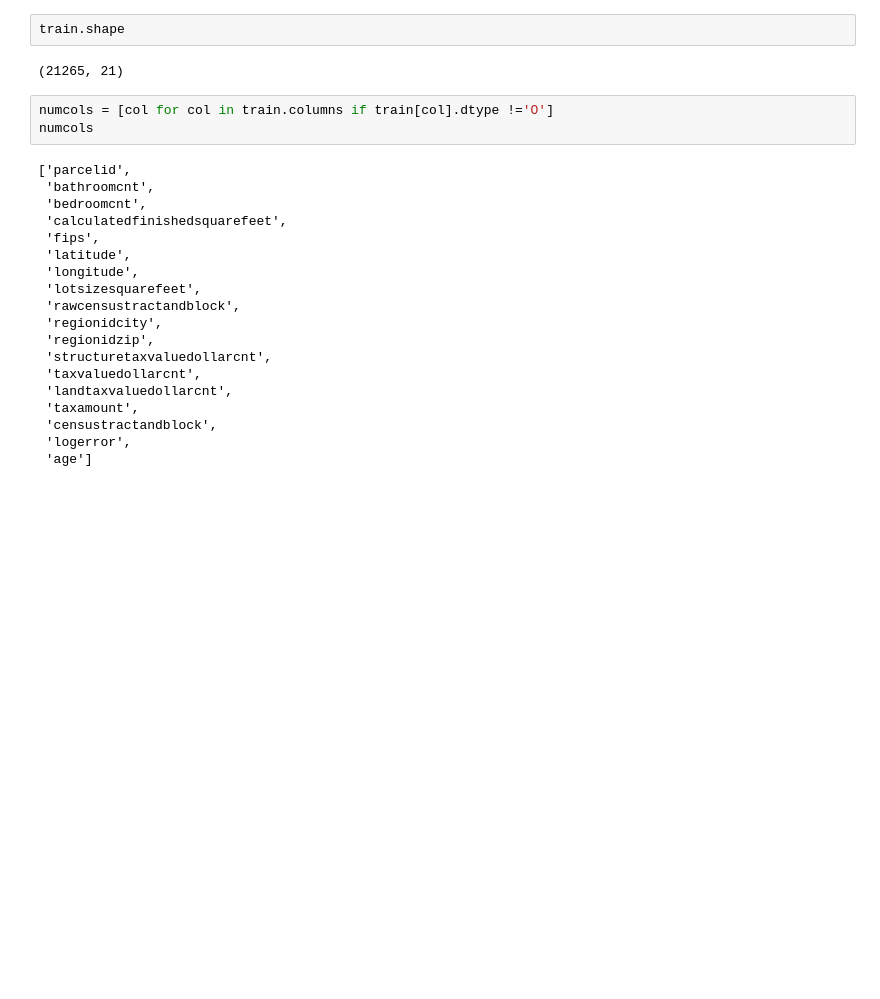
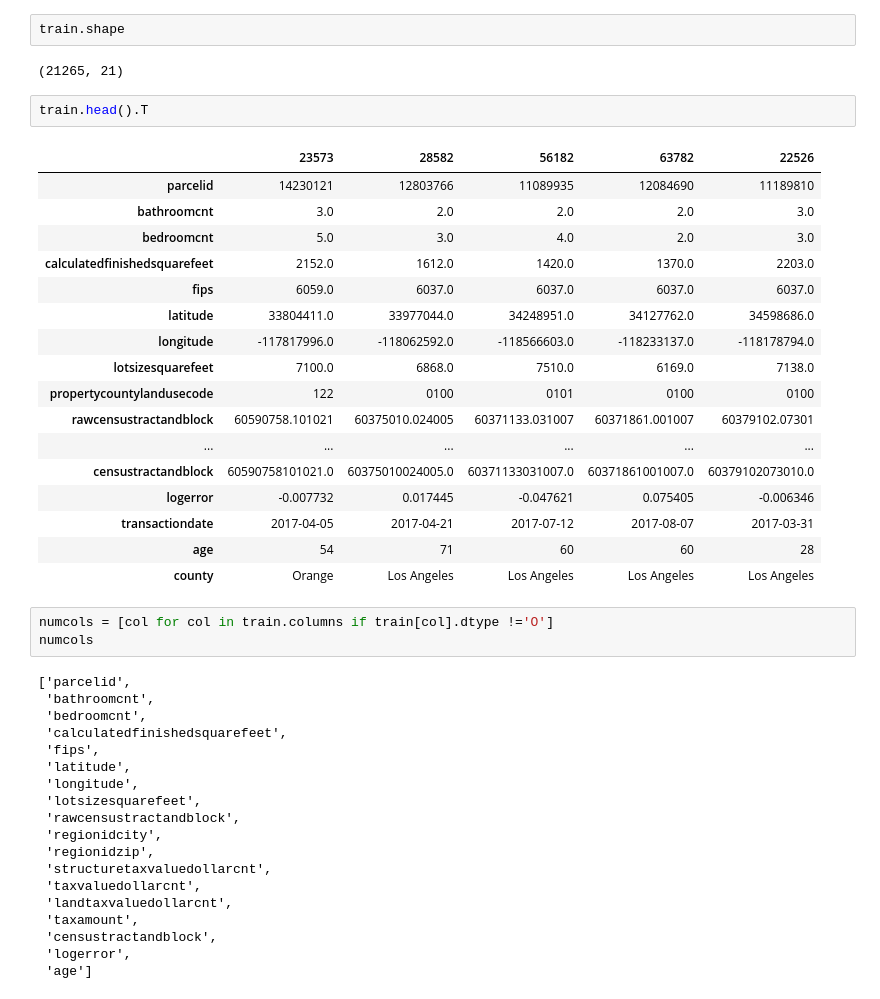
Before and after one commit to raycerna/clustering-exercises, a Jupyter notebook: explore_zillow.ipynb, the cells around one changed output. Saved outputs shown, nothing was run; the diff lists cells and outputs as text; blank space fills up the shorter version.

```diff
--- a/explore_zillow.ipynb
+++ b/explore_zillow.ipynb
@@ -43,6 +50,26 @@ train, validate, test = df
 train.shape
 # %% [output]
 (21265, 21)
+# %%
+train.head().T
+# %% [output]
+|  | 23573 | 28582 | 56182 | 63782 | 22526 |
+| parcelid | 14230121 | 12803766 | 11089935 | 12084690 | 11189810 |
+| bathroomcnt | 3.0 | 2.0 | 2.0 | 2.0 | 3.0 |
+| bedroomcnt | 5.0 | 3.0 | 4.0 | 2.0 | 3.0 |
+| calculatedfinishedsquarefeet | 2152.0 | 1612.0 | 1420.0 | 1370.0 | 2203.0 |
+| fips | 6059.0 | 6037.0 | 6037.0 | 6037.0 | 6037.0 |
+| latitude | 33804411.0 | 33977044.0 | 34248951.0 | 34127762.0 | 34598686.0 |
+| longitude | -117817996.0 | -118062592.0 | -118566603.0 | -118233137.0 | -118178794.0 |
+| lotsizesquarefeet | 7100.0 | 6868.0 | 7510.0 | 6169.0 | 7138.0 |
+| propertycountylandusecode | 122 | 0100 | 0101 | 0100 | 0100 |
+| rawcensustractandblock | 60590758.101021 | 60375010.024005 | 60371133.031007 | 60371861.001007 | 60379102.07301 |
+| ... | ... | ... | ... | ... | ... |
+| censustractandblock | 60590758101021.0 | 60375010024005.0 | 60371133031007.0 | 60371861001007.0 | 60379102073010.0 |
+| logerror | -0.007732 | 0.017445 | -0.047621 | 0.075405 | -0.006346 |
+| transactiondate | 2017-04-05 | 2017-04-21 | 2017-07-12 | 2017-08-07 | 2017-03-31 |
+| age | 54 | 71 | 60 | 60 | 28 |
+| county | Orange | Los Angeles | Los Angeles | Los Angeles | Los Angeles |
 # %%
 numcols = [col for col in train.columns if train[col].dtype !='O']
 numcols
```
Also changed, not shown: parts of 7 cells of this notebook.
